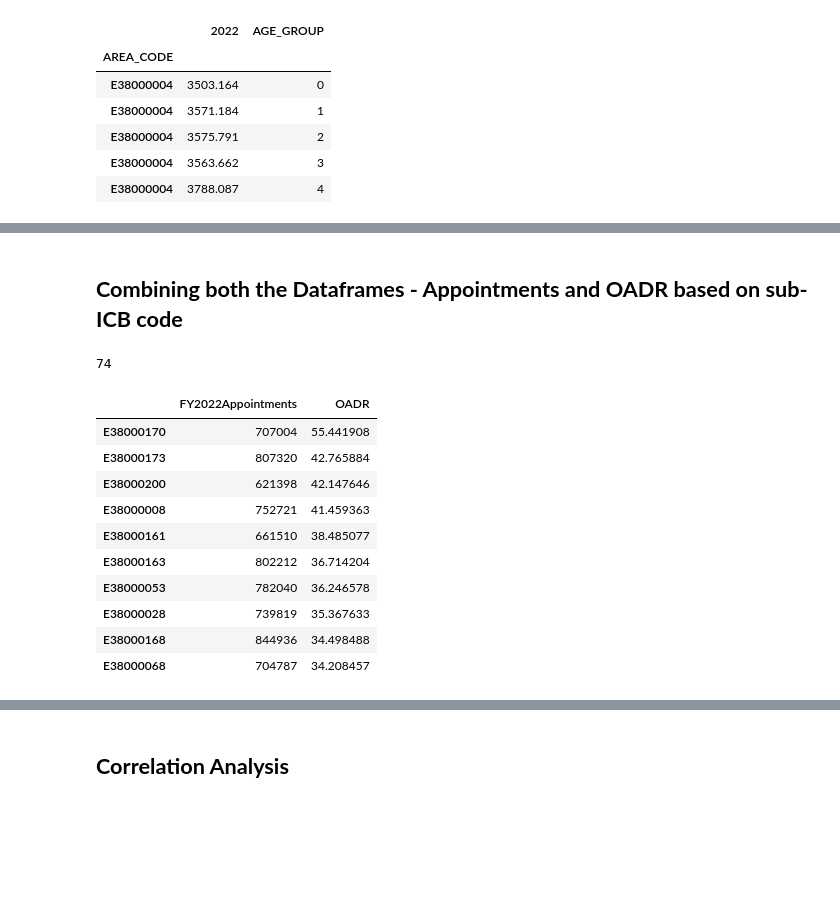
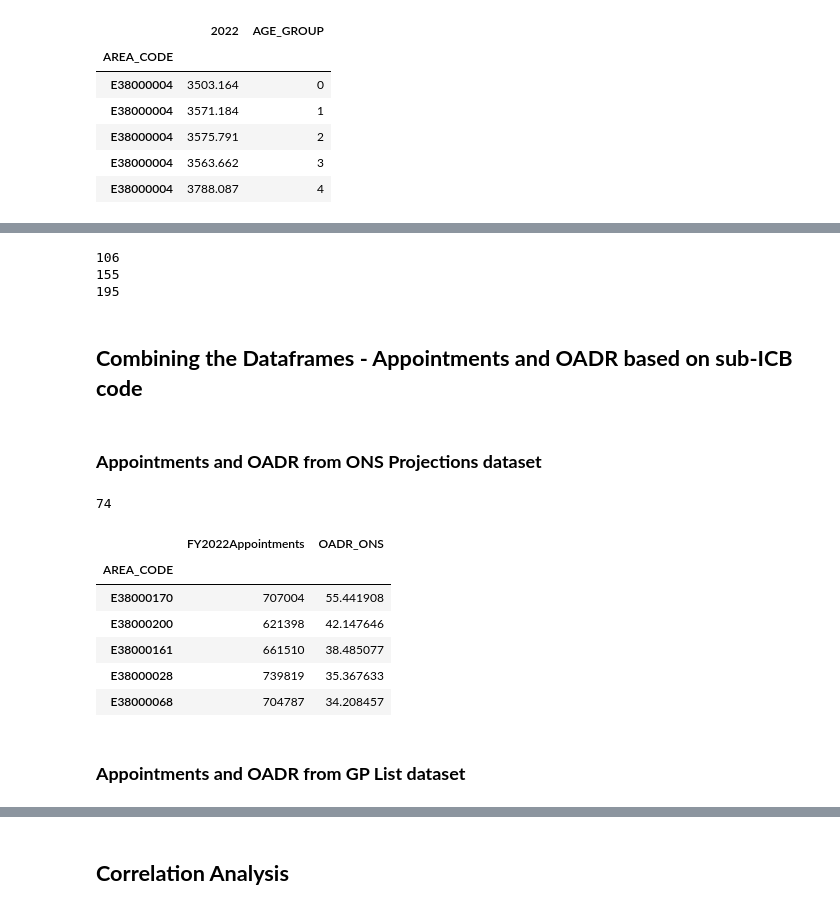
Before and after one commit to SNEE-ICS/PrimaryCareDemandAndCapacity, a Jupyter notebook: AppointmentsVsOADR.ipynb, the cells around one changed output, grey strips where cells are left out. Saved outputs shown, nothing was run; the diff lists cells and outputs as text; code cells hidden in the pictures; blank space fills up the shorter version.

```diff
--- a/AppointmentsVsOADR.ipynb
+++ b/AppointmentsVsOADR.ipynb
@@ -51,13 +51,15 @@ combined_df.head()
 #Filtering to have data only for FY2022-23
 dates_to_keep = ['APR2022','MAY2022', 'JUN2022', 'JUL2022', 'AUG2022', 'SEP2022', 'OCT2022', 'NOV2022', 'DEC2022', 'JAN2023', 'FEB2023', 'MAR2023']
 filtered_df = combined_df[combined_df['APPOINTMENT_MONTH'].isin(dates_to_keep)]
+filtered_df.rename(columns = {'SUB_ICB_LOCATION_ONS_CODE':'AREA_CODE'}, inplace = True)
+filtered_df
 # %%
-#Grouping the data by SUB-ICB-CODE and Appointments count
-appointments_icb_sub = filtered_df.groupby(['SUB_ICB_LOCATION_ONS_CODE'])['COUNT_OF_APPOINTMENTS'].sum()
-appointments_icb_sub.name = 'FY2022Appointments'
+#Grouping the data by SUB-ICB-CODE and sum of Appointments
+appointments_sub_icb = filtered_df.groupby(['AREA_CODE'])['COUNT_OF_APPOINTMENTS'].sum()
+appointments_sub_icb.name = 'FY2022Appointments'
 
 #Converting above series to Dataframe
-appointments_sub_icb = pd.DataFrame(appointments_icb_sub).sort_values(by='FY2022Appointments')
+appointments_sub_icb = pd.DataFrame(appointments_sub_icb).sort_values(by='FY2022Appointments')
 
 #We will be using this dataframe for finding correlation with OADR and running a linear model
 appointments_sub_icb.head()
@@ -148,11 +160,11 @@ ons_projection_df.tail()
 # %%
 #Filtering the dataset to remove values corresponding to 'All ages' in the 'AGE_GROUP' column
-pop_2022_all_ages = ons_projection_df.loc[ons_projection_df['AGE_GROUP']!='All ages'].drop(columns=['COMPONENT','SEX','AREA_NAME'])[['AREA_CODE','2022','AGE_GROUP']].set_index('AREA_CODE')
+ons_projections_2022 = ons_projection_df.loc[ons_projection_df['AGE_GROUP']!='All ages'].drop(columns=['COMPONENT','SEX','AREA_NAME'])[['AREA_CODE','2022','AGE_GROUP']].set_index('AREA_CODE')
 
 #Replacing '90 and over' with 90
-pop_2022_all_ages['AGE_GROUP'] = pop_2022_all_ages['AGE_GROUP'].replace('90 and over', 90)
+ons_projections_2022['AGE_GROUP'] = ons_projections_2022['AGE_GROUP'].replace('90 and over', 90)
 
-pop_2022_all_ages.head()
+ons_projections_2022.head()
 # %% [output]
 |  | 2022 | AGE_GROUP |
 | AREA_CODE |  |  |
@@ -166,10 +178,10 @@ pop_2022_all_ages.head()
 # %%
 #Converting values in AGE_GROUP column as int
-pop_2022_all_ages['AGE_GROUP'] = pop_2022_all_ages['AGE_GROUP'].astype(int)
+ons_projections_2022['AGE_GROUP'] = ons_projections_2022['AGE_GROUP'].astype(int)
 
 #Calculating the retired population and working population from population projections
-retired_pop = pop_2022_all_ages[pop_2022_all_ages['AGE_GROUP'] >= 65]
-working_pop = pop_2022_all_ages[(pop_2022_all_ages['AGE_GROUP'] >= 20) & (pop_2022_all_ages['AGE_GROUP'] < 65)]
+retired_pop = ons_projections_2022[ons_projections_2022['AGE_GROUP'] >= 65]
+working_pop = ons_projections_2022[(ons_projections_2022['AGE_GROUP'] >= 20) & (ons_projections_2022['AGE_GROUP'] < 65)]
 
 #Grouping the data in a series by ICB Code and count
 retired_count = retired_pop.groupby('AREA_CODE')['2022'].sum()
@@ -179,11 +191,11 @@ working_count = working_pop.groupby('AREA_CODE')['2022'].sum()
 dependency_ratio = (retired_count/working_count) * 100
 
 #Creating a Dataframe for OA Dependency Ratio
-OADR_df = pd.DataFrame(dependency_ratio)
+OADR_ons_df = pd.DataFrame(dependency_ratio)
 
 #Renaming the column to OADR
-OADR_df.rename(columns={'2022':'OADR'}, inplace = True)
+OADR_ons_df.rename(columns={'2022':'OADR_ONS'}, inplace = True)
 
 #We will be using this dataframe for finding correlation with appointments dataframe and running a linear model
-OADR_df.head()
+OADR_ons_df.head()
 # %% [output]
@@ -197,21 +294,29 @@ OADR_df.head()
+# %%
+print(appointments_sub_icb.index.nunique())
+print(OADR_gp_df.index.nunique())
+print(OADR_ons_df.index.nunique())
+# %% [output]
+106
+155
+195
 # %% [markdown]
-## **Combining both the Dataframes - Appointments and OADR based on sub-ICB code**
+## **Combining the Dataframes - Appointments and OADR based on sub-ICB code**
+# %% [markdown]
+### **Appointments and OADR from ONS Projections dataset**
 # %%
 #Using the Inner join to join both the dataframes
-sub_icb_oadr_vs_appointments = appointments_sub_icb.join(OADR_df, how='inner')
+oadr_ons_vs_appointments = appointments_sub_icb.join(OADR_ons_df, how='inner')
 
-print(sub_icb_oadr_vs_appointments.index.nunique())
-sub_icb_oadr_vs_appointments.head(10).sort_values(by='OADR',ascending=False)
+print(oadr_ons_vs_appointments.index.nunique())
+oadr_ons_vs_appointments.head().sort_values(by='OADR_ONS',ascending=False)
 # %% [output]
 74
-|  | FY2022Appointments | OADR |
+|  | FY2022Appointments | OADR_ONS |
+| AREA_CODE |  |  |
 | E38000170 | 707004 | 55.441908 |
-| E38000173 | 807320 | 42.765884 |
 | E38000200 | 621398 | 42.147646 |
-| E38000008 | 752721 | 41.459363 |
 | E38000161 | 661510 | 38.485077 |
-| E38000163 | 802212 | 36.714204 |
-| E38000053 | 782040 | 36.246578 |
 | E38000028 | 739819 | 35.367633 |
-| E38000168 | 844936 | 34.498488 |
 | E38000068 | 704787 | 34.208457 |
+# %% [markdown]
+### **Appointments and OADR from GP List dataset**
```
Also changed, not shown: parts of 42 cells of this notebook.
